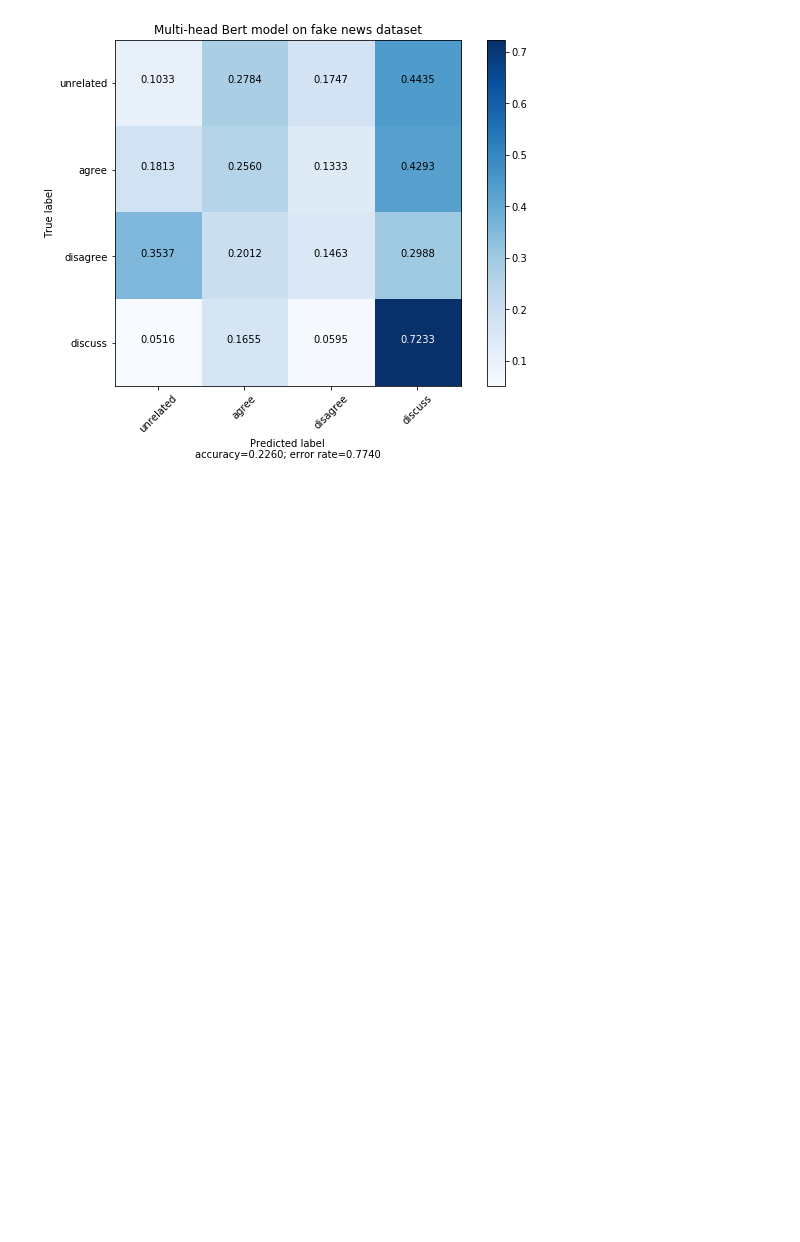
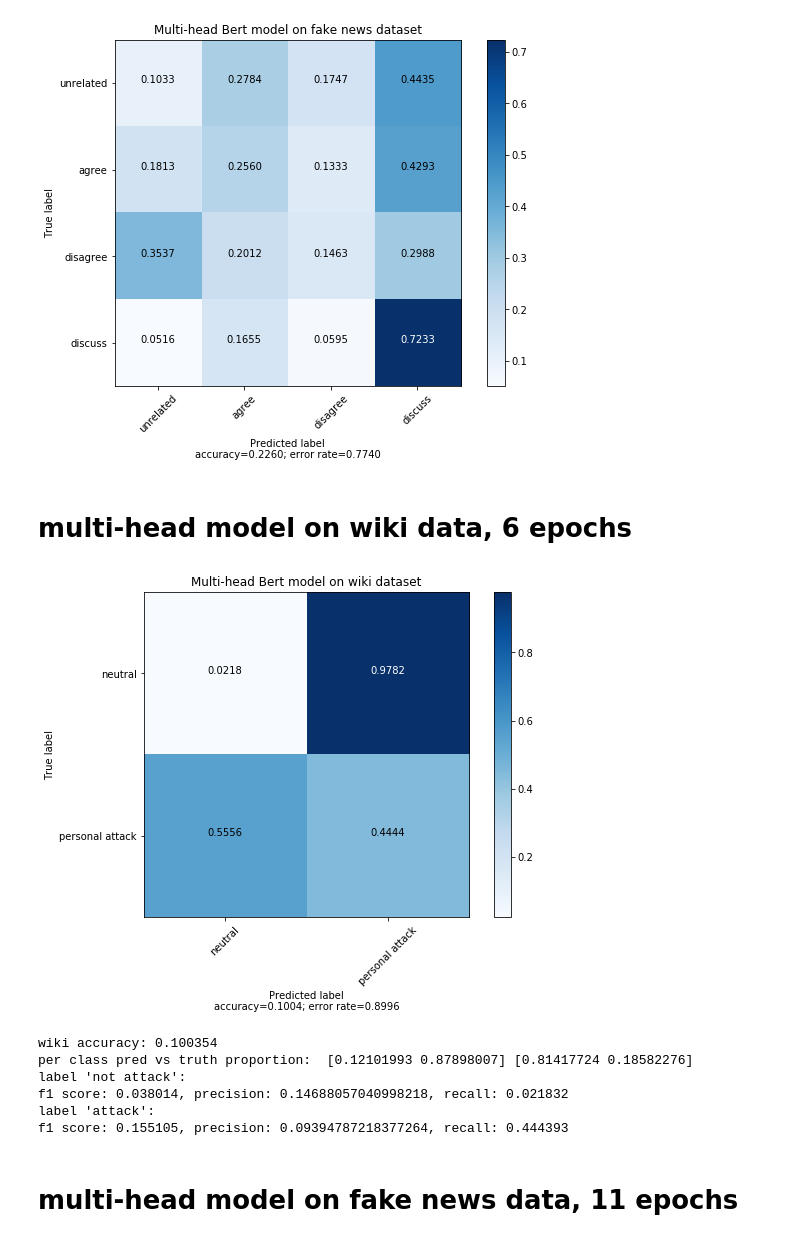
Before and after one commit to samuelarnesen/nlp-final-project, a Jupyter notebook: src/Evaluate.ipynb, the cells around one changed output. Drawn from its saved outputs; the diff is of its cells as text; code cells hidden in the pictures; blank space fills up the shorter version.

```diff
--- a/src/Evaluate.ipynb
+++ b/src/Evaluate.ipynb
@@ -102,5 +149,5 @@ plot_confusion_matrix(m, ['neutral', 'personal attack'], title=s, normalize=True
 # %%
-with open("../multi_fake_pickle.p", "rb") as file:
+with open("../multi_fake_pickle_6.p", "rb") as file:
     d = pickle.load(file)
 multi_fake_preds, multi_fake_truth = d['preds'], d['truth']
 # %%
@@ -109,3 +156,27 @@ s = "Multi-head Bert model on fake news dataset"
 plot_confusion_matrix(m, ['unrelated', 'agree', 'disagree', 'discuss'], title=s, normalize=True)
 # %% [output]
 [figure]
+# %% [markdown]
+# multi-head model on wiki data, 6 epochs
+# %%
+with open("../multi_wiki_pickle_6.p", "rb") as file:
+    d = pickle.load(file)
+multi_wiki_preds, multi_wiki_truth = d['preds'], d['truth']
+# %%
+m = confusion_matrix(multi_wiki_truth, multi_wiki_preds)
+s = "Multi-head Bert model on wiki dataset"
+plot_confusion_matrix(m, ['neutral', 'personal attack'], title=s, normalize=True)
+# %% [output]
+[figure, added]
+# %%
+print_reg_scores(multi_wiki_preds, multi_wiki_truth, multi_label=False)
+print_f1_scores(multi_wiki_preds, multi_wiki_truth, multi_label=False)
+# %% [output]
+wiki accuracy: 0.100354
+per class pred vs truth proportion:  [0.12101993 0.87898007] [0.81417724 0.18582276]
+label 'not attack':
+f1 score: 0.038014, precision: 0.14688057040998218, recall: 0.021832
+label 'attack':
+f1 score: 0.155105, precision: 0.09394787218377264, recall: 0.444393
+# %% [markdown]
+# multi-head model on fake news data, 11 epochs
```
Also changed, not shown: parts of 27 cells of this notebook, 49 other files.
